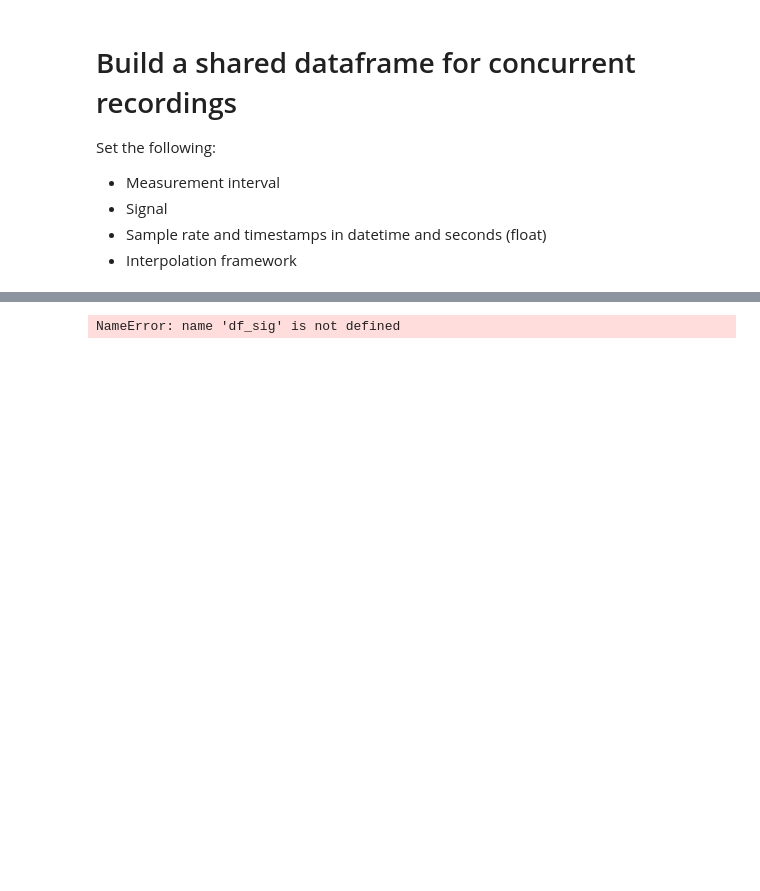
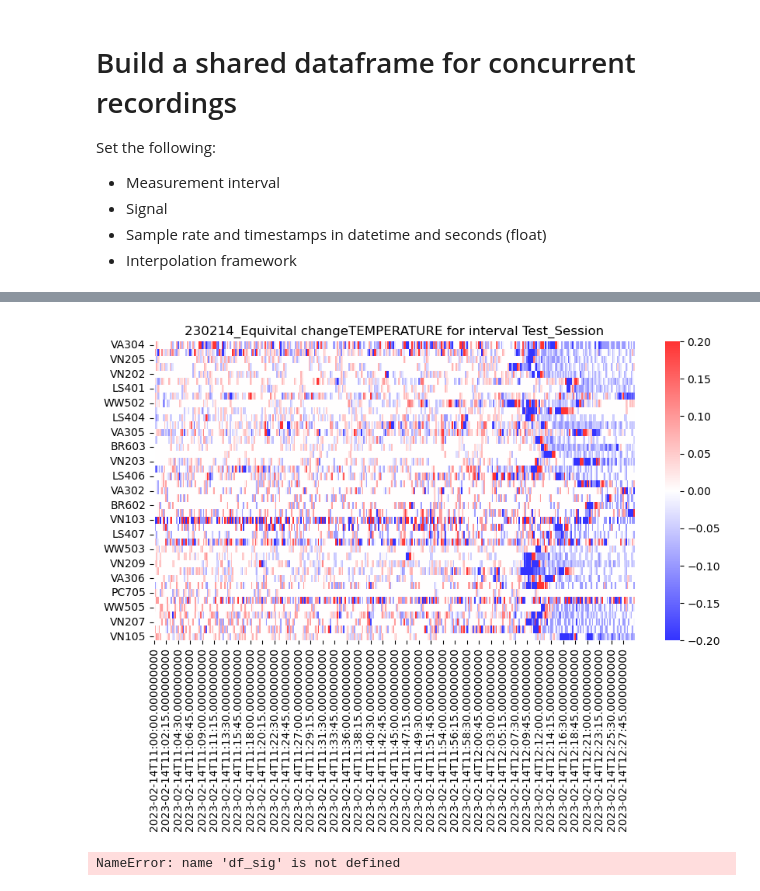
Before and after one commit to finn42/qiosk_processing, a Jupyter notebook: Group_Segment_Review.ipynb, the cells around one changed output, grey strips where cells are left out. Drawn from its saved outputs; the diff is of its cells as text; code cells hidden in the pictures; blank space fills up the shorter version.

```diff
--- a/Group_Segment_Review.ipynb
+++ b/Group_Segment_Review.ipynb
@@ -149,3 +209,11 @@ plt.show()
+# %%
+fig, (ax1) = plt.subplots(1, 1,figsize = [10,5])
+chart = sns.heatmap(data=df_sig.diff().transpose(), ax=ax1,vmin=-0.2, vmax=0.2, cbar=True, cmap="bwr", alpha=0.8)
+plt.title(projectName + ' change' + sigName + ' for interval ' + interval_name)
+plt.savefig('./plots/'+projectName+'_'+ interval_name+ '_set_d'+sigName+'.png',dpi = 300)
+plt.show()
+# %% [output]
+[figure, added]
 # %%
 # for Breathing
 fig, (ax1) = plt.subplots(1, 1,figsize = [10,5])
```
Also changed, not shown: parts of 11 cells of this notebook, 7 other files.
